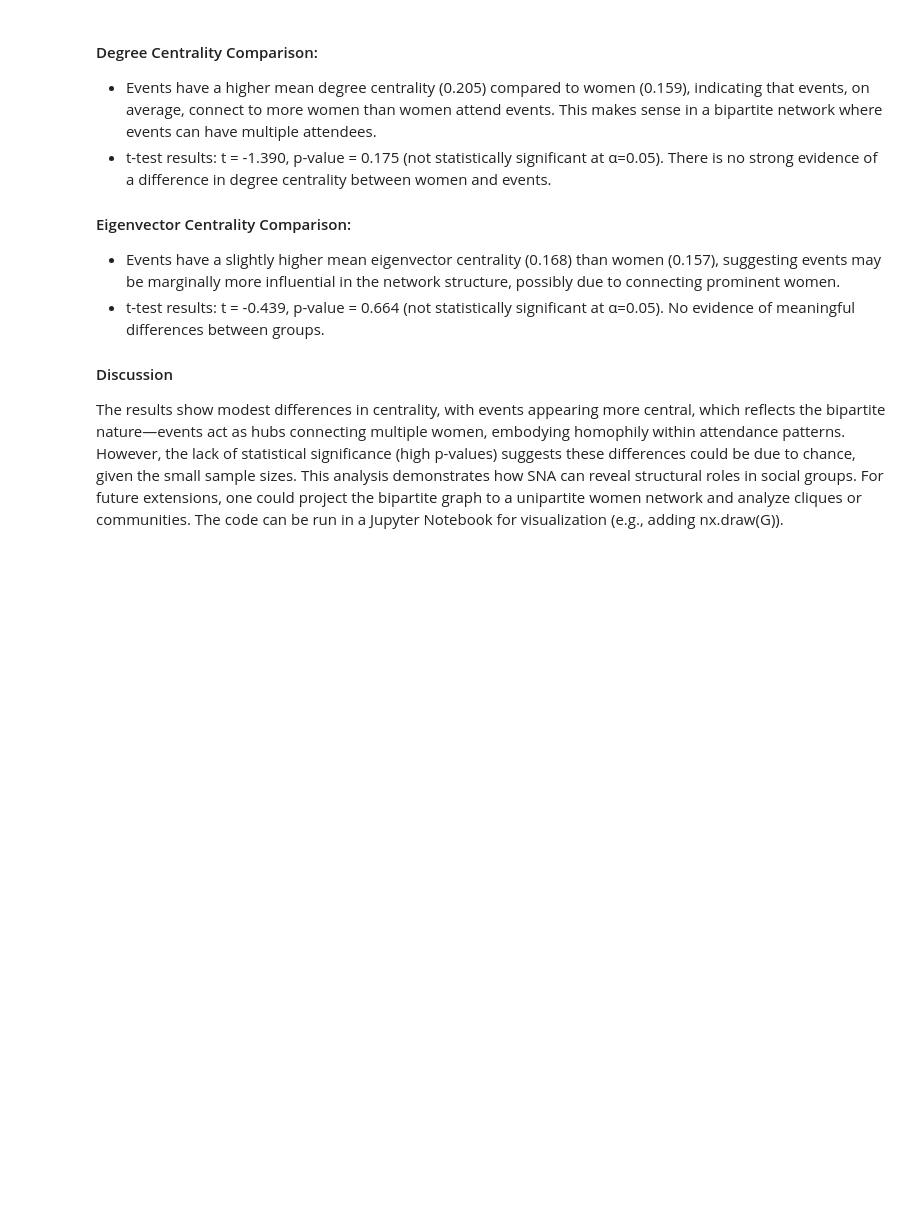
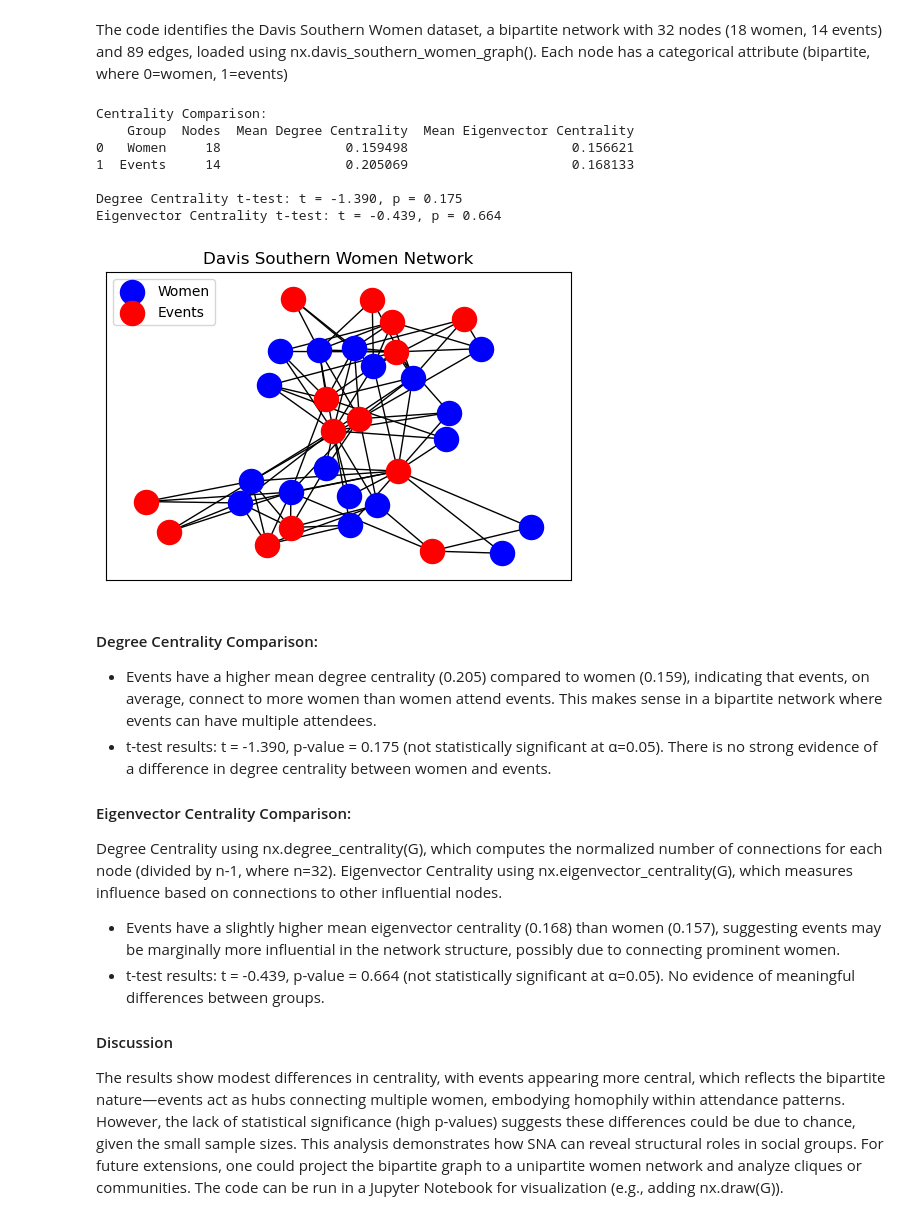
Before and after one commit to sokkarbishoy/DATA620, a Jupyter notebook: DATA620_Project1.ipynb, the cells around one changed output. Saved outputs shown, nothing was run; the diff lists cells and outputs as text; code cells hidden in the pictures; blank space fills up the shorter version.

```diff
--- a/DATA620_Project1.ipynb
+++ b/DATA620_Project1.ipynb
@@ -90,3 +16,65 @@ Eigenvector Centrality t-test: t = -0.439, p-value = 0.664
+# %% [markdown]
+
+The code identifies the Davis Southern Women dataset, a bipartite network with 32 nodes (18 women, 14 events) and 89 edges, loaded using nx.davis_southern_women_graph(). Each node has a categorical attribute (bipartite, where 0=women, 1=events)
+# %%
+import networkx as nx
+import numpy as np
+from scipy.stats import ttest_ind
+import pandas as pd
+import matplotlib.pyplot as plt
+
+# Load the dataset
+G = nx.davis_southern_women_graph()
+
+# Calculate centrality measures
+degree = nx.degree_centrality(G)
+eigen = nx.eigenvector_centrality(G)
+
+# Group nodes by category (bipartite: 0=women, 1=events)
+women = [n for n in G.nodes if G.nodes[n]['bipartite'] == 0]
+events = [n for n in G.nodes if G.nodes[n]['bipartite'] == 1]
+
+# Extract centrality values
+deg_w = [degree[n] for n in women]
+deg_e = [degree[n] for n in events]
+eig_w = [eigen[n] for n in women]
+eig_e = [eigen[n] for n in events]
+
+# Compute means and perform t-tests
+results = {
+    'Group': ['Women', 'Events'],
+    'Nodes': [len(women), len(events)],
+    'Mean Degree Centrality': [np.mean(deg_w), np.mean(deg_e)],
+    'Mean Eigenvector Centrality': [np.mean(eig_w), np.mean(eig_e)]
+}
+df = pd.DataFrame(results)
+print("Centrality Comparison:")
+print(df)
+
+# t-tests
+t_deg, p_deg = ttest_ind(deg_w, deg_e)
+t_eig, p_eig = ttest_ind(eig_w, eig_e)
+print(f"\nDegree Centrality t-test: t = {t_deg:.3f}, p = {p_deg:.3f}")
+print(f"Eigenvector Centrality t-test: t = {t_eig:.3f}, p = {p_eig:.3f}")
+
+# Visualize the network
+plt.figure(figsize=(6, 4))
+pos = nx.spring_layout(G)
+nx.draw_networkx_nodes(G, pos, nodelist=women, node_color='blue', label='Women')
+nx.draw_networkx_nodes(G, pos, nodelist=events, node_color='red', label='Events')
+nx.draw_networkx_edges(G, pos)
+plt.title("Davis Southern Women Network")
+plt.legend()
+plt.show()
+# %% [output]
+Centrality Comparison:
+    Group  Nodes  Mean Degree Centrality  Mean Eigenvector Centrality
+0   Women     18                0.159498                     0.156621
+1  Events     14                0.205069                     0.168133
+
+Degree Centrality t-test: t = -1.390, p = 0.175
+Eigenvector Centrality t-test: t = -0.439, p = 0.664
+[figure, added]
 # %% [markdown]
 #### Degree Centrality Comparison:
 
@@ -96,6 +84,9 @@ Eigenvector Centrality t-test: t = -0.439, p-value = 0.664
 
 #### Eigenvector Centrality Comparison:
 
+Degree Centrality using nx.degree_centrality(G), which computes the normalized number of connections for each node (divided by n-1, where n=32).
+Eigenvector Centrality using nx.eigenvector_centrality(G), which measures influence based on connections to other influential nodes.
+
 - Events have a slightly higher mean eigenvector centrality (0.168) than women (0.157), suggesting events may be marginally more influential in the network structure, possibly due to connecting prominent women.
 - t-test results: t = -0.439, p-value = 0.664 (not statistically significant at α=0.05). No evidence of meaningful differences between groups.
 
```
Also changed, not shown: parts of 2 cells of this notebook.
